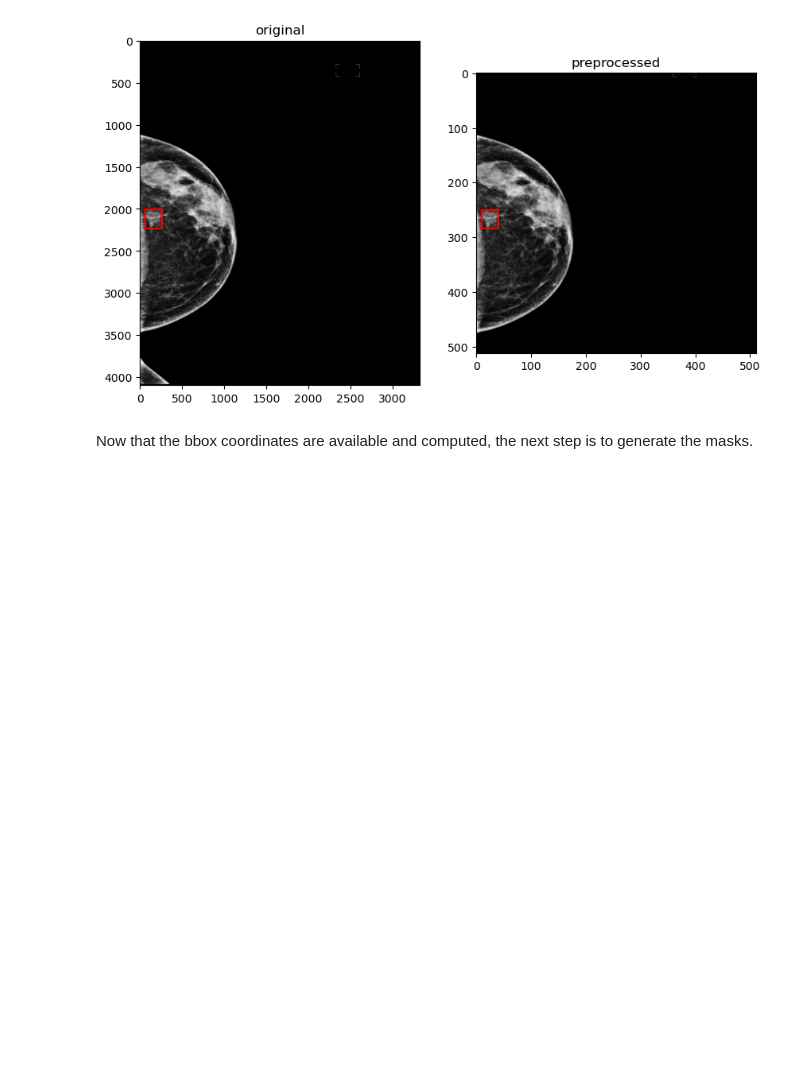
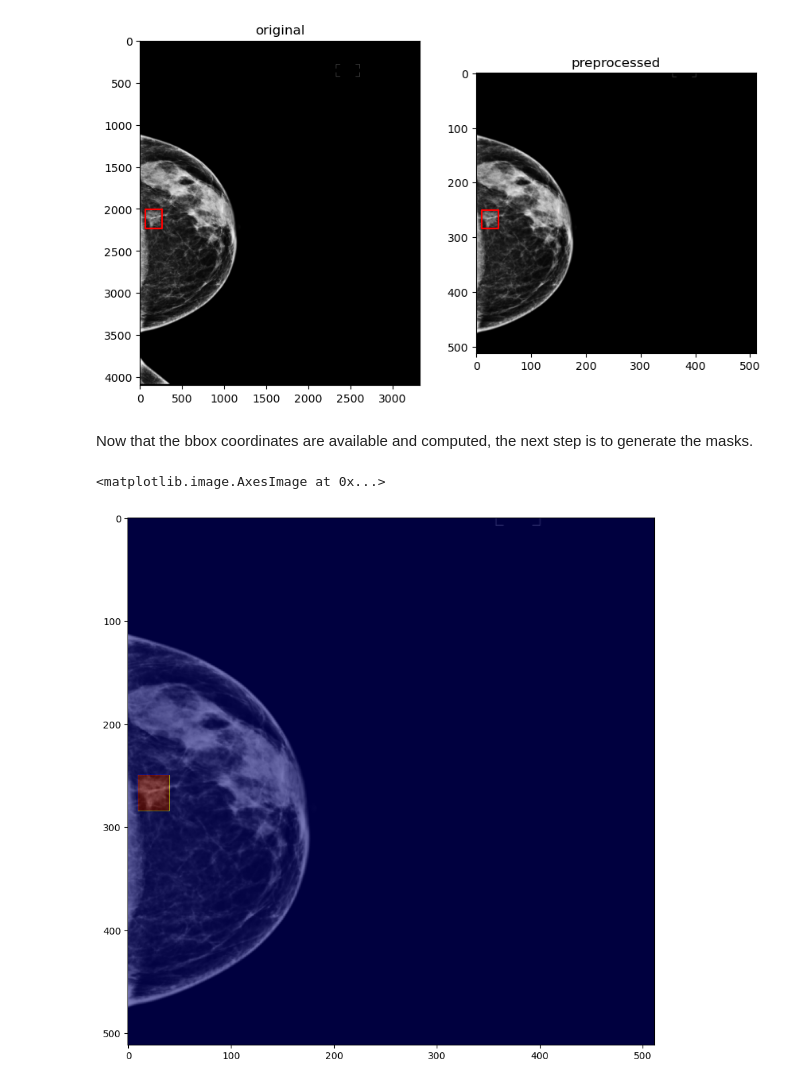
Before and after one commit to Likalto4/diffusion-models_master, a Jupyter notebook: dataset_analysis/masks/masks_generation.ipynb, the cells around one changed output. Drawn from its saved outputs; the diff is of its cells as text; code cells hidden in the pictures; blank space fills up the shorter version.

Commit message:
masks generation, first trial

```diff
--- a/dataset_analysis/masks/masks_generation.ipynb
+++ b/dataset_analysis/masks/masks_generation.ipynb
@@ -106,0 +104,15 @@ mask = Image.new('L', (resolution, resolution), 0)
+# %%
+# create mask using pil
+mask = Image.new('L', (resolution, resolution), 0) # creates empty 8-bit grayscale image
+draw = ImageDraw.Draw(mask) # prepare drawing
+# draw the rectangle using the coord_r
+draw.rectangle([coord_r[0], coord_r[1], coord_r[2], coord_r[3]], fill=255) # fill with white
+# convert to numpy array to plot together with the image
+mask = np.array(mask)
+# plot overlapping
+plt.figure(figsize=(10,10))
+plt.imshow(im_preprocessed, cmap='gray')
+plt.imshow(mask, cmap='jet', alpha=0.5)
+# %% [output]
+<matplotlib.image.AxesImage at 0x...>
+[figure, added]
```
Also changed, not shown: parts of 2 cells of this notebook, 1 other file.
